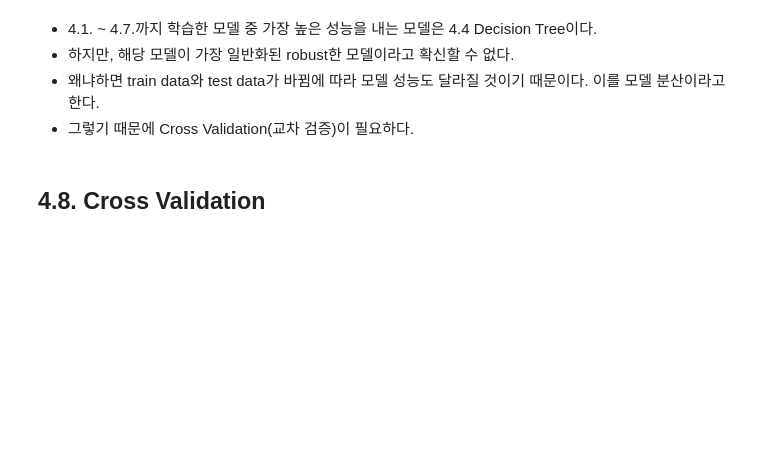
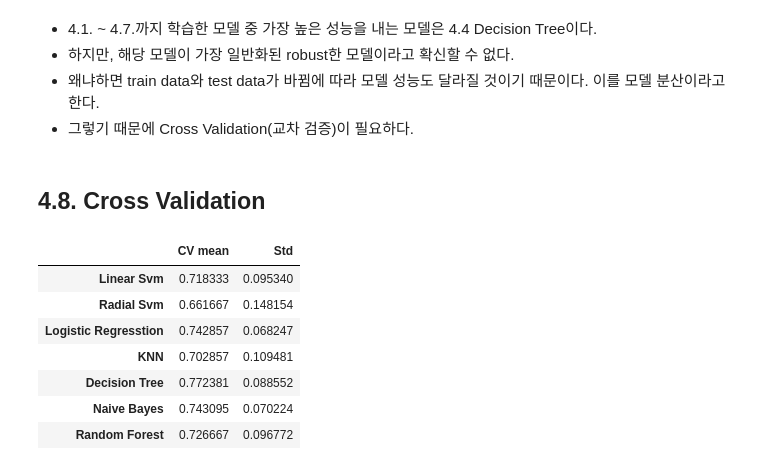
Before and after one commit to wonyeongdeok/kaggle_transcription, a Jupyter notebook: titanic.ipynb, the cells around one changed output. Cells and saved outputs as stored; diff of their text form; code cells hidden in the pictures; blank space fills up the shorter version.

```diff
--- a/titanic.ipynb
+++ b/titanic.ipynb
@@ -762,17 +760,39 @@ from sklearn.model_selection import cross_val_predict
 # %%
-kfold = KFold(n_splits=10, random_state=22)
+X = df_train[df_train.columns[1:]]
+Y = df_train['Survived']
+
+n_splits = 10
+kfold = KFold(n_splits=n_splits, random_state=22, shuffle=True)
 
 xyz = []
 acc_arr = []
 std = []
 
 classifiers = ['Linear Svm', 'Radial Svm', 'Logistic Regresstion', 'KNN', 'Decision Tree',
               'Naive Bayes', 'Random Forest']
 
 models = [svm.SVC(kernel='linear'),
          svm.SVC(kernel='rbf'),
          LogisticRegression(),
          KNeighborsClassifier(n_neighbors=8),
          DecisionTreeClassifier(),
          GaussianNB(),
          RandomForestClassifier(n_estimators=400)]
+
+for model in tqdm(models):
+    cv_result = cross_val_score(model, X, Y, cv=kfold, scoring='accuracy')
+    xyz.append(cv_result.mean())
+    std.append(cv_result.std())
+    acc_arr.append(cv_result)
+
+cv_models_df = pd.DataFrame({'CV mean': xyz, 'Std': std}, index=classifiers)
+cv_models_df
+# %% [output]
+|  | CV mean | Std |
+| Linear Svm | 0.718333 | 0.095340 |
+| Radial Svm | 0.661667 | 0.148154 |
+| Logistic Regresstion | 0.742857 | 0.068247 |
+| KNN | 0.702857 | 0.109481 |
+| Decision Tree | 0.772381 | 0.088552 |
+| Naive Bayes | 0.743095 | 0.070224 |
+| Random Forest | 0.726667 | 0.096772 |
```
Also changed, not shown: parts of 11 cells of this notebook.
